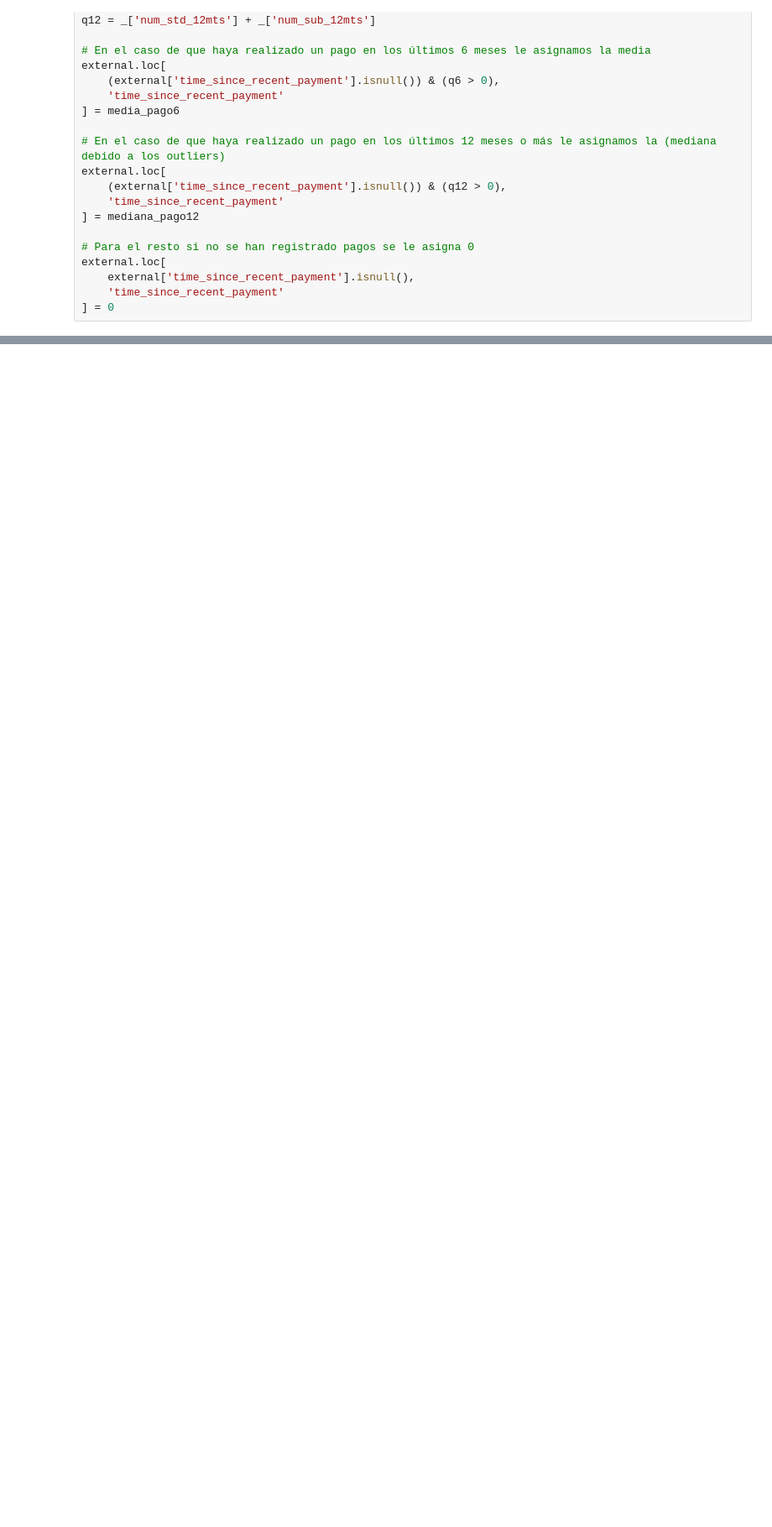
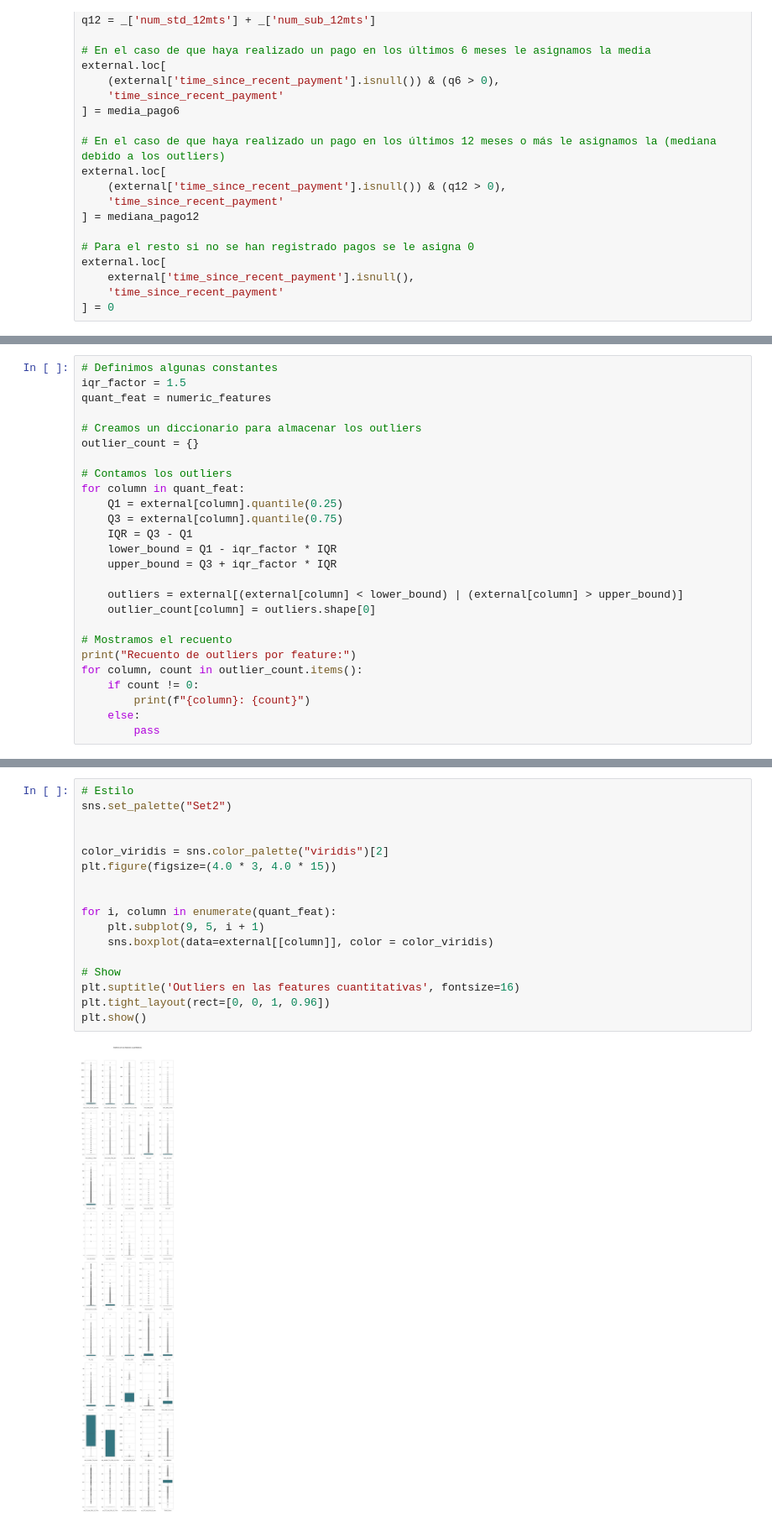
Before and after one commit to Ismaelasoo/ML-Credit-Scoring, a Jupyter notebook: External_EDA.ipynb, the cells around one changed output, grey strips where cells are left out. Shown at 84% size. Drawn from its saved outputs; the diff is of its cells as text; blank space fills up the shorter version.

Commit message:
External_outlier_1

```diff
--- a/External_EDA.ipynb
+++ b/External_EDA.ipynb
@@ -460,0 +509,26 @@ Series([], dtype: int64)
+# %%
+# Definimos algunas constantes
+iqr_factor = 1.5
+quant_feat = numeric_features
+
+# Creamos un diccionario para almacenar los outliers
+outlier_count = {}
+
+# Contamos los outliers
+for column in quant_feat:
+    Q1 = external[column].quantile(0.25)
+    Q3 = external[column].quantile(0.75)
+    IQR = Q3 - Q1
+    lower_bound = Q1 - iqr_factor * IQR
+    upper_bound = Q3 + iqr_factor * IQR
+
+    outliers = external[(external[column] < lower_bound) | (external[column] > upper_bound)]
+    outlier_count[column] = outliers.shape[0]
+
+# Mostramos el recuento
+print("Recuento de outliers por feature:")
+for column, count in outlier_count.items():
+    if count != 0:
+        print(f"{column}: {count}")
+    else:
+        pass
@@ -460,0 +553,19 @@ Series([], dtype: int64)
+# %%
+# Estilo
+sns.set_palette("Set2")
+
+
+color_viridis = sns.color_palette("viridis")[2]
+plt.figure(figsize=(4.0 * 3, 4.0 * 15))
+
+
+for i, column in enumerate(quant_feat):
+    plt.subplot(9, 5, i + 1)
+    sns.boxplot(data=external[[column]], color = color_viridis)
+
+# Show
+plt.suptitle('Outliers en las features cuantitativas', fontsize=16)
+plt.tight_layout(rect=[0, 0, 1, 0.96])
+plt.show()
+# %% [output]
+[figure, added]
```
Also changed, not shown: parts of 38 cells of this notebook.
